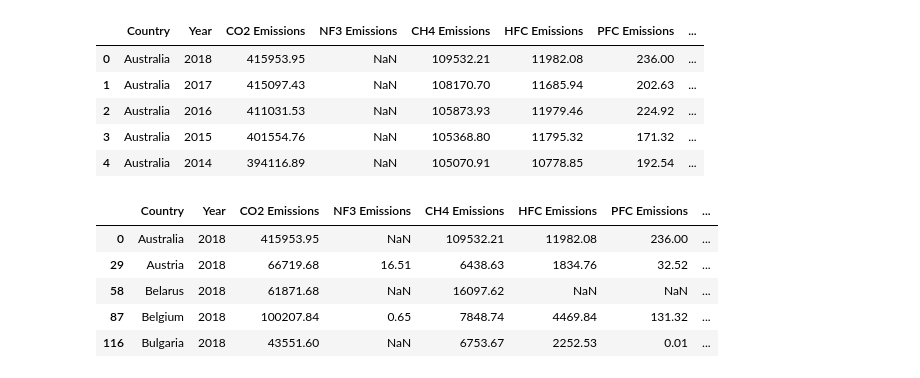
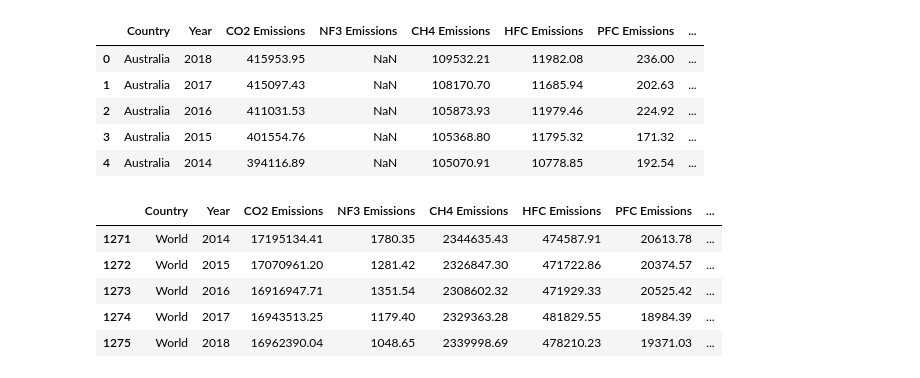
Before and after one commit to jmoro0408/ClimateData, a Jupyter notebook: notebooks/1.3-combining-ghg-dataframes.ipynb, the cells around one changed output. Cells and saved outputs as stored; diff of their text form; code cells hidden in the pictures.

Commit message:
added World row to dataframr

```diff
--- a/notebooks/1.3-combining-ghg-dataframes.ipynb
+++ b/notebooks/1.3-combining-ghg-dataframes.ipynb
@@ -67,3 +46,27 @@ combined_df.head()
+# %%
+years = pd.Series(list(set(combined_df["Year"])), dtype = "int")
+# %%
+for year in years:
+    _CO2 = combined_df[combined_df["Year"] == year]["CO2 Emissions"]
+    _NF3 = combined_df[combined_df["Year"] == year]["NF3 Emissions"]
+    _CH4 = combined_df[combined_df["Year"] == year]["CH4 Emissions"]
+    _HFC = combined_df[combined_df["Year"] == year]["HFC Emissions"]
+    _PFC = combined_df[combined_df["Year"] == year]["PFC Emissions"]
+    _SF6 = combined_df[combined_df["Year"] == year]["SF6 Emissions"]
+    _N20 = combined_df[combined_df["Year"] == year]["N20 Emissions"]
+    for row, column in combined_df.iteritems():
+        combined_dictionary = {"Country": "World", "Year": year,
+        "CO2 Emissions":np.nansum(_CO2),
+          "NF3 Emissions":np.nansum(_NF3),
+          "CH4 Emissions":np.nansum(_CH4),
+          "HFC Emissions":np.nansum(_HFC),
+          "PFC Emissions":np.nansum(_PFC),
+          "SF6 Emissions":np.nansum(_SF6),
+          "N20 Emissions":np.nansum(_N20),
+          }
+    combined_df = combined_df.append(combined_dictionary, ignore_index = True)
+
+del _CO2,_NF3,_CH4,_HFC,_PFC,_SF6,_N20,combined_dictionary
 # %%
 combined_df["Total"] = combined_df.iloc[:,2:].sum(axis=1)
 # %%
@@ -75,18 +78,17 @@ combined_df.head()
 | 2 | Australia | 2016 | 411031.53 | NaN | 105873.93 | 11979.46 | 224.92 | ... |
 | 3 | Australia | 2015 | 401554.76 | NaN | 105368.80 | 11795.32 | 171.32 | ... |
 | 4 | Australia | 2014 | 394116.89 | NaN | 105070.91 | 10778.85 | 192.54 | ... |
+# %%
+combined_df.tail()
+# %% [output]
+|  | Country | Year | CO2 Emissions | NF3 Emissions | CH4 Emissions | HFC Emissions | PFC Emissions | ... |
+| 1271 | World | 2014 | 17195134.41 | 1780.35 | 2344635.43 | 474587.91 | 20613.78 | ... |
+| 1272 | World | 2015 | 17070961.20 | 1281.42 | 2326847.30 | 471722.86 | 20374.57 | ... |
+| 1273 | World | 2016 | 16916947.71 | 1351.54 | 2308602.32 | 471929.33 | 20525.42 | ... |
+| 1274 | World | 2017 | 16943513.25 | 1179.40 | 2329363.28 | 481829.55 | 18984.39 | ... |
+| 1275 | World | 2018 | 16962390.04 | 1048.65 | 2339998.69 | 478210.23 | 19371.03 | ... |
 # %%
 SAVE_DIR = r"/Users/jamesmoro/Documents/Python/ClimateData/data/interim"
 file_path = Path(SAVE_DIR, "Combined_ghg_dataframe.pkl")
 
 pd.to_pickle(combined_df, file_path)
-# %%
-ghg_2018  = combined_df[combined_df["Year"]==2018]
-ghg_2018.head()
-# %% [output]
-|  | Country | Year | CO2 Emissions | NF3 Emissions | CH4 Emissions | HFC Emissions | PFC Emissions | ... |
-| 0 | Australia | 2018 | 415953.95 | NaN | 109532.21 | 11982.08 | 236.00 | ... |
-| 29 | Austria | 2018 | 66719.68 | 16.51 | 6438.63 | 1834.76 | 32.52 | ... |
-| 58 | Belarus | 2018 | 61871.68 | NaN | 16097.62 | NaN | NaN | ... |
-| 87 | Belgium | 2018 | 100207.84 | 0.65 | 7848.74 | 4469.84 | 131.32 | ... |
-| 116 | Bulgaria | 2018 | 43551.60 | NaN | 6753.67 | 2252.53 | 0.01 | ... |
```
Also changed, not shown: parts of 7 cells of this notebook, 2 other files.
